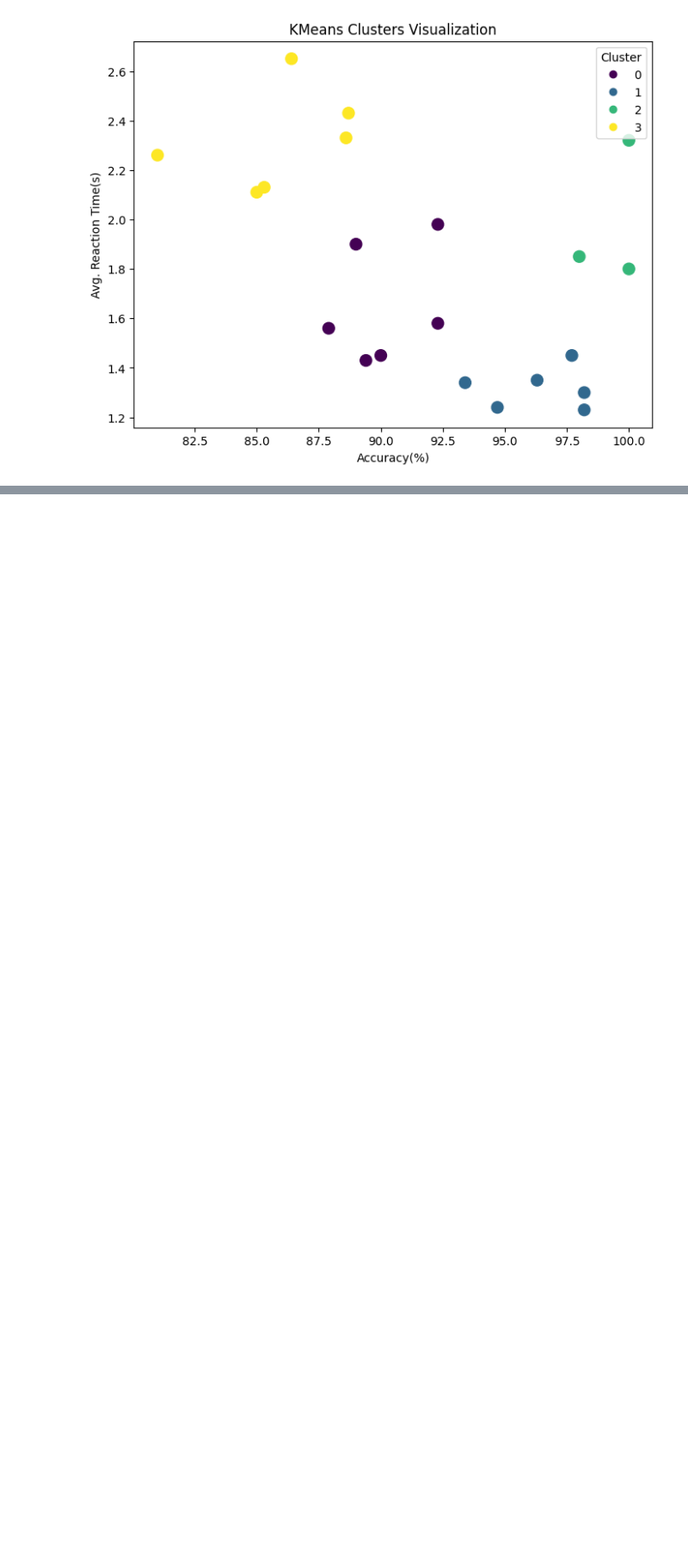
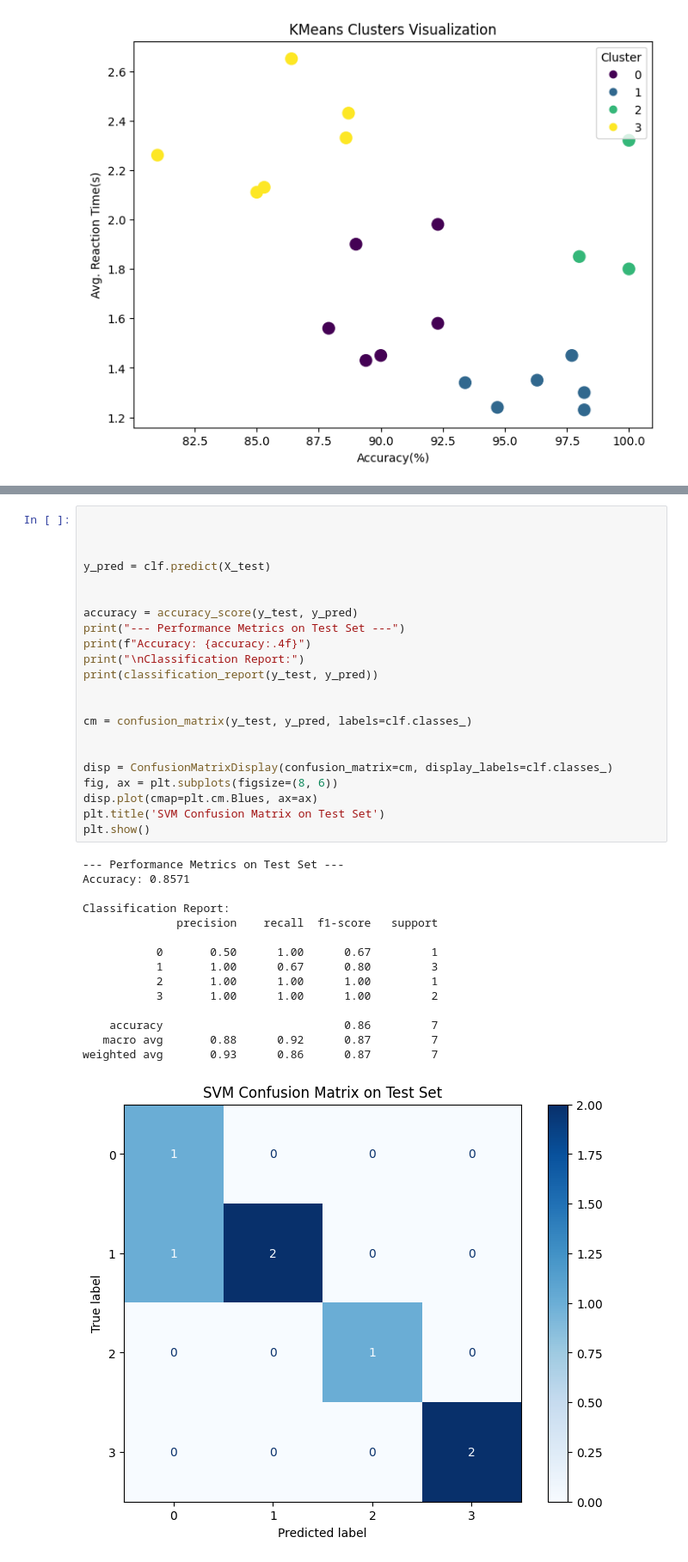
Before and after one commit to Blip-Loban/MutasimFuadSarker_2221460042_CSE445, a Jupyter notebook: Mini Project 1/Project1.ipynb, the cells around one changed output, grey strips where cells are left out. Shown at 86% size. Drawn from its saved outputs; the diff is of its cells as text; blank space fills up the shorter version.

```diff
--- a/Mini Project 1/Project1.ipynb
+++ b/Mini Project 1/Project1.ipynb
@@ -162,0 +143,38 @@ plt.show()
+# %%
+
+
+
+y_pred = clf.predict(X_test)
+
+
+accuracy = accuracy_score(y_test, y_pred)
+print("--- Performance Metrics on Test Set ---")
+print(f"Accuracy: {accuracy:.4f}")
+print("\nClassification Report:")
+print(classification_report(y_test, y_pred))
+
+
+cm = confusion_matrix(y_test, y_pred, labels=clf.classes_)
+
+
+disp = ConfusionMatrixDisplay(confusion_matrix=cm, display_labels=clf.classes_)
+fig, ax = plt.subplots(figsize=(8, 6))
+disp.plot(cmap=plt.cm.Blues, ax=ax)
+plt.title('SVM Confusion Matrix on Test Set')
+plt.show()
+# %% [output]
+--- Performance Metrics on Test Set ---
+Accuracy: 0.8571
+
+Classification Report:
+              precision    recall  f1-score   support
+
+           0       0.50      1.00      0.67         1
+           1       1.00      0.67      0.80         3
+           2       1.00      1.00      1.00         1
+           3       1.00      1.00      1.00         2
+
+    accuracy                           0.86         7
+   macro avg       0.88      0.92      0.87         7
+weighted avg       0.93      0.86      0.87         7
+[figure, added]
```
Also changed, not shown: parts of 14 cells of this notebook, 2 other files.
